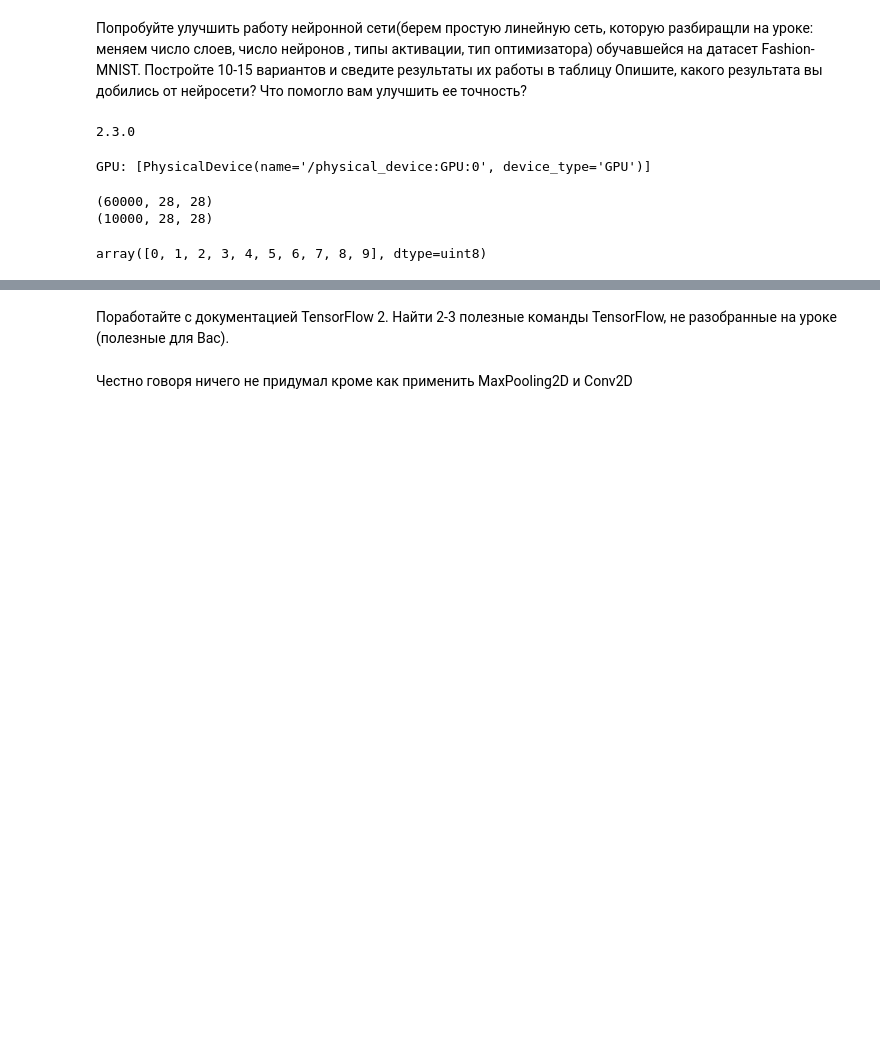
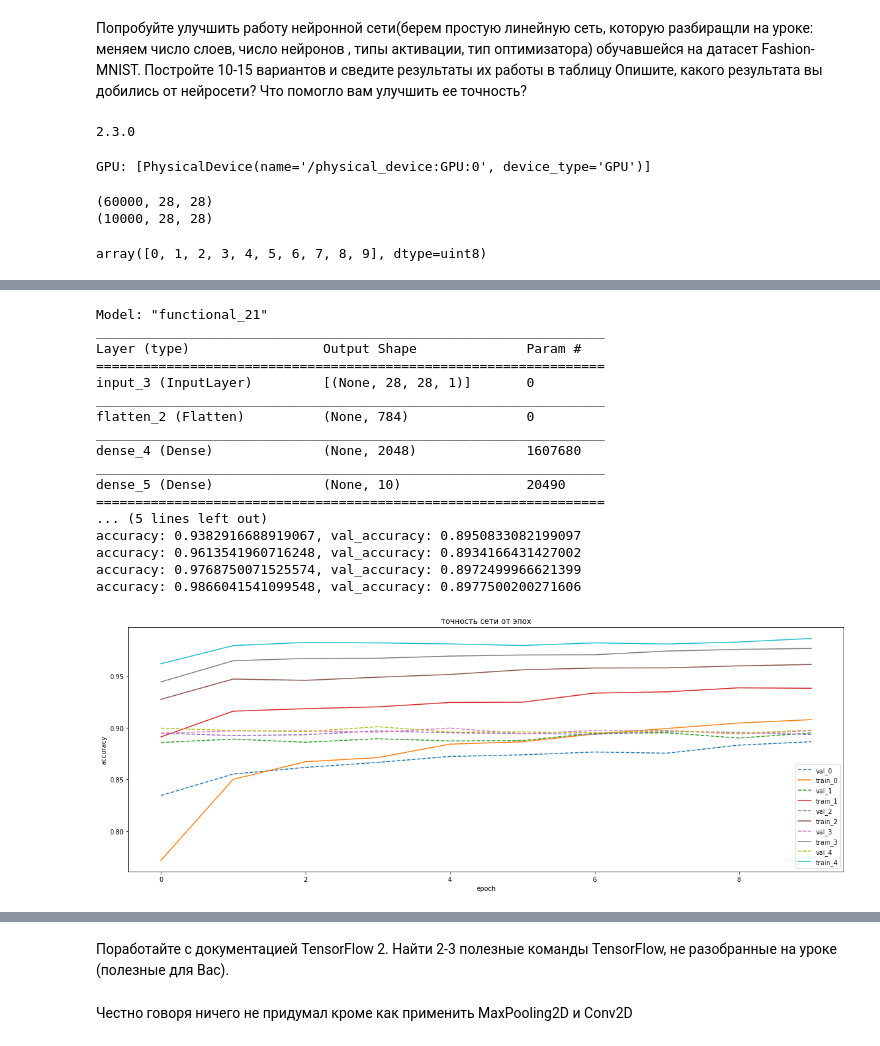
Before and after one commit to Aleksei741/Intr_neural_networks, a Jupyter notebook: Lesson_3/HW.ipynb, the cells around one changed output, grey strips where cells are left out. Drawn from its saved outputs; the diff is of its cells as text; code cells hidden in the pictures; blank space fills up the shorter version.

```diff
--- a/Lesson_3/HW.ipynb
+++ b/Lesson_3/HW.ipynb
@@ -293,0 +211,31 @@ Wall time: 25.9 s
+# %%
+%%time
+#увеличил кол-во нейронов
+input = layer.Input(shape=(28, 28, 1))
+
+x = layer.Flatten()(input)
+x = layer.Dense(2048, activation='relu')(x)
+x = layer.Dense(10, activation='softmax')(x)
+
+
+num_test = 3
+statistic = model_compile(input, x, note='Уменьшил кол-во нейронов', num_test=num_test, statistic=statistic)
+# %% [output]
+Model: "functional_21"
+_________________________________________________________________
+Layer (type)                 Output Shape              Param #
+=================================================================
+input_3 (InputLayer)         [(None, 28, 28, 1)]       0
+_________________________________________________________________
+flatten_2 (Flatten)          (None, 784)               0
+_________________________________________________________________
+dense_4 (Dense)              (None, 2048)              1607680
+_________________________________________________________________
+dense_5 (Dense)              (None, 10)                20490
+=================================================================
+... (5 lines left out)
+accuracy: 0.9382916688919067, val_accuracy: 0.8950833082199097
+accuracy: 0.9613541960716248, val_accuracy: 0.8934166431427002
+accuracy: 0.9768750071525574, val_accuracy: 0.8972499966621399
+accuracy: 0.9866041541099548, val_accuracy: 0.8977500200271606
+[figure, added]
```
Also changed, not shown: parts of 35 cells of this notebook.
